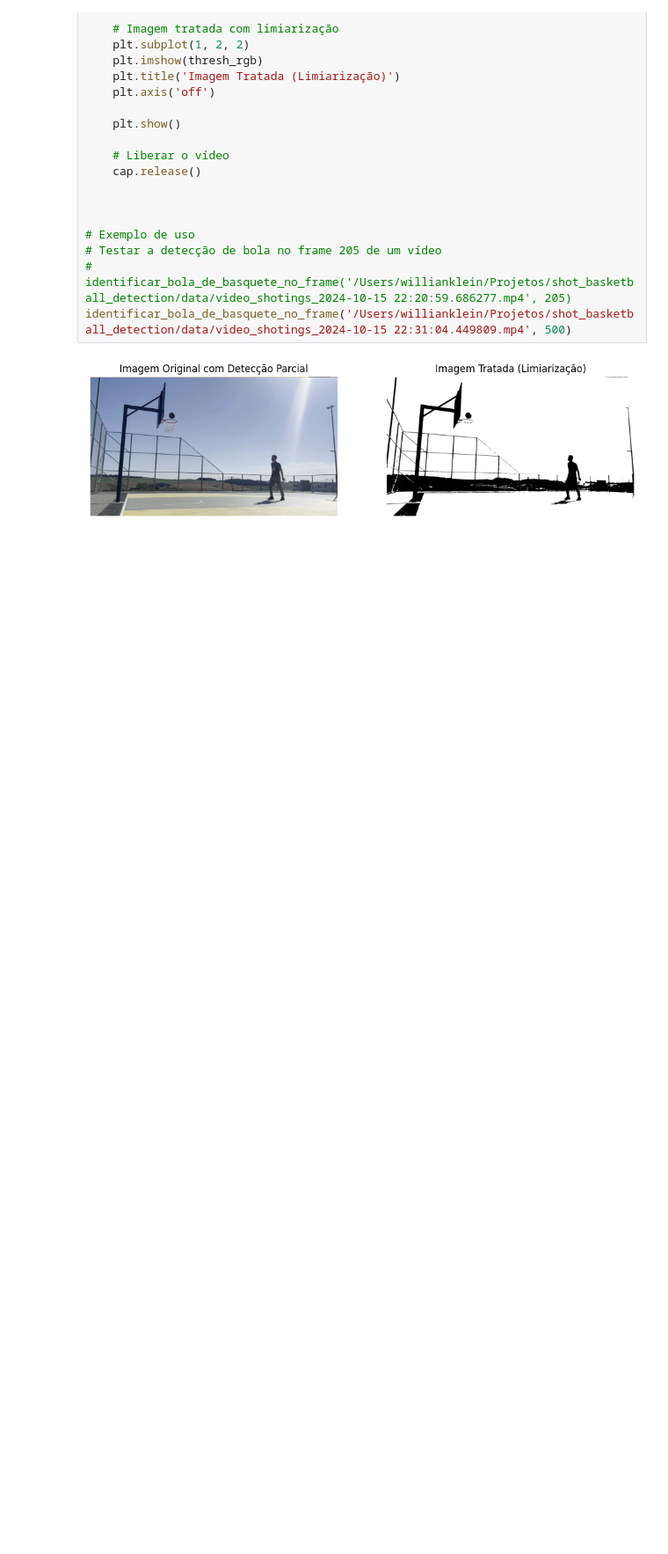
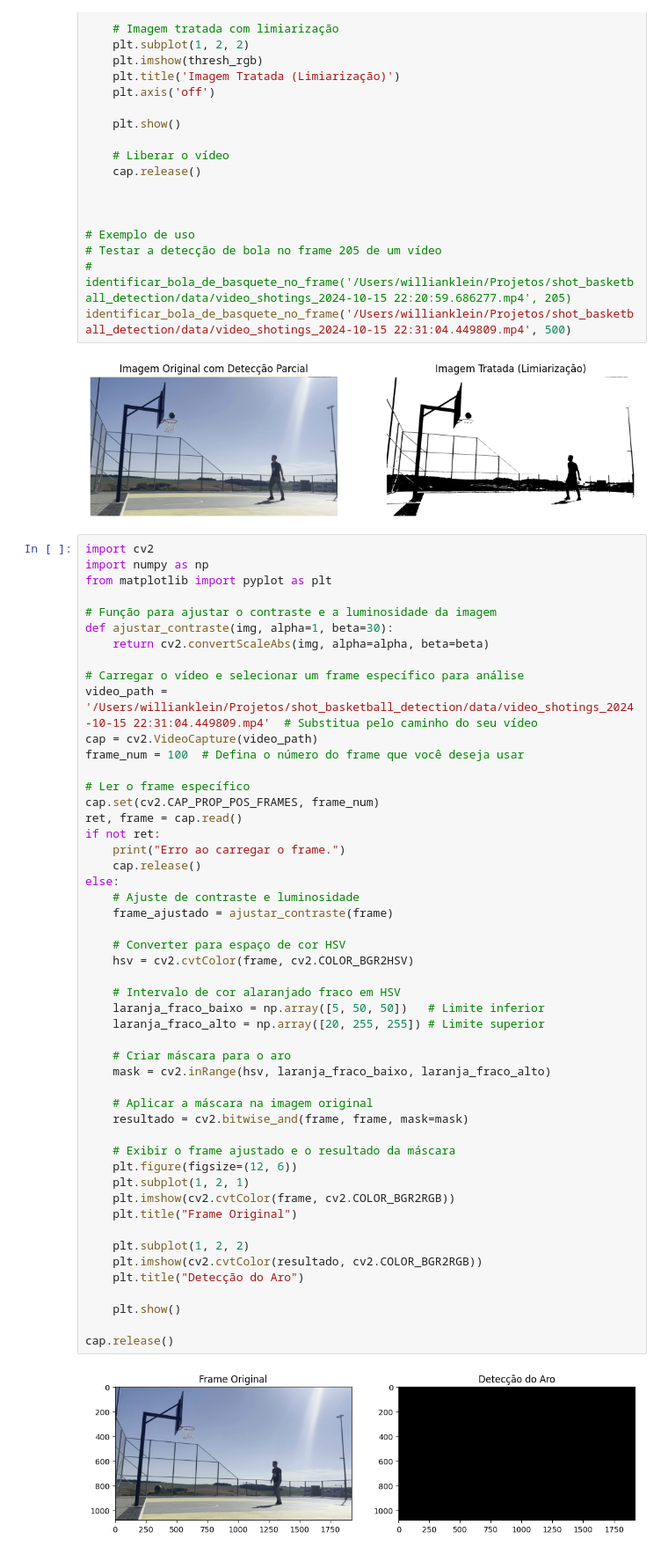
Before and after one commit to williankleingois/shot_basketball_detection, a Jupyter notebook: notebooks/ball_detection.ipynb, the cells around one changed output. Shown at 88% size. Drawn from its saved outputs; the diff is of its cells as text; blank space fills up the shorter version.

```diff
--- a/notebooks/ball_detection.ipynb
+++ b/notebooks/ball_detection.ipynb
@@ -249,3 +326,55 @@ def identificar_bola_de_basquete_no_frame(video_path, frame_num):
 identificar_bola_de_basquete_no_frame('/Users/willianklein/Projetos/shot_basketball_detection/data/video_shotings_2024-10-15 22:31:04.449809.mp4', 500)
 # %% [output]
 [figure]
+# %%
+import cv2
+import numpy as np
+from matplotlib import pyplot as plt
+
+# Função para ajustar o contraste e a luminosidade da imagem
+def ajustar_contraste(img, alpha=1, beta=30):
+    return cv2.convertScaleAbs(img, alpha=alpha, beta=beta)
+
+# Carregar o vídeo e selecionar um frame específico para análise
+video_path = '/Users/willianklein/Projetos/shot_basketball_detection/data/video_shotings_2024-10-15 22:31:04.449809.mp4'  # Substitua pelo caminho do seu vídeo
+cap = cv2.VideoCapture(video_path)
+frame_num = 100  # Defina o número do frame que você deseja usar
+
+# Ler o frame específico
+cap.set(cv2.CAP_PROP_POS_FRAMES, frame_num)
+ret, frame = cap.read()
+if not ret:
+    print("Erro ao carregar o frame.")
+    cap.release()
+else:
+    # Ajuste de contraste e luminosidade
+    frame_ajustado = ajustar_contraste(frame)
+
+    # Converter para espaço de cor HSV
+    hsv = cv2.cvtColor(frame, cv2.COLOR_BGR2HSV)
+
+    # Intervalo de cor alaranjado fraco em HSV
+    laranja_fraco_baixo = np.array([5, 50, 50])   # Limite inferior
+    laranja_fraco_alto = np.array([20, 255, 255]) # Limite superior
+
+    # Criar máscara para o aro
+    mask = cv2.inRange(hsv, laranja_fraco_baixo, laranja_fraco_alto)
+
+    # Aplicar a máscara na imagem original
+    resultado = cv2.bitwise_and(frame, frame, mask=mask)
+
+    # Exibir o frame ajustado e o resultado da máscara
+    plt.figure(figsize=(12, 6))
+    plt.subplot(1, 2, 1)
+    plt.imshow(cv2.cvtColor(frame, cv2.COLOR_BGR2RGB))
+    plt.title("Frame Original")
+
+    plt.subplot(1, 2, 2)
+    plt.imshow(cv2.cvtColor(resultado, cv2.COLOR_BGR2RGB))
+    plt.title("Detecção do Aro")
+
+    plt.show()
+
+cap.release()
+# %% [output]
+[figure, added]
```
Also changed, not shown: parts of 1 cell of this notebook, 10 other files.
